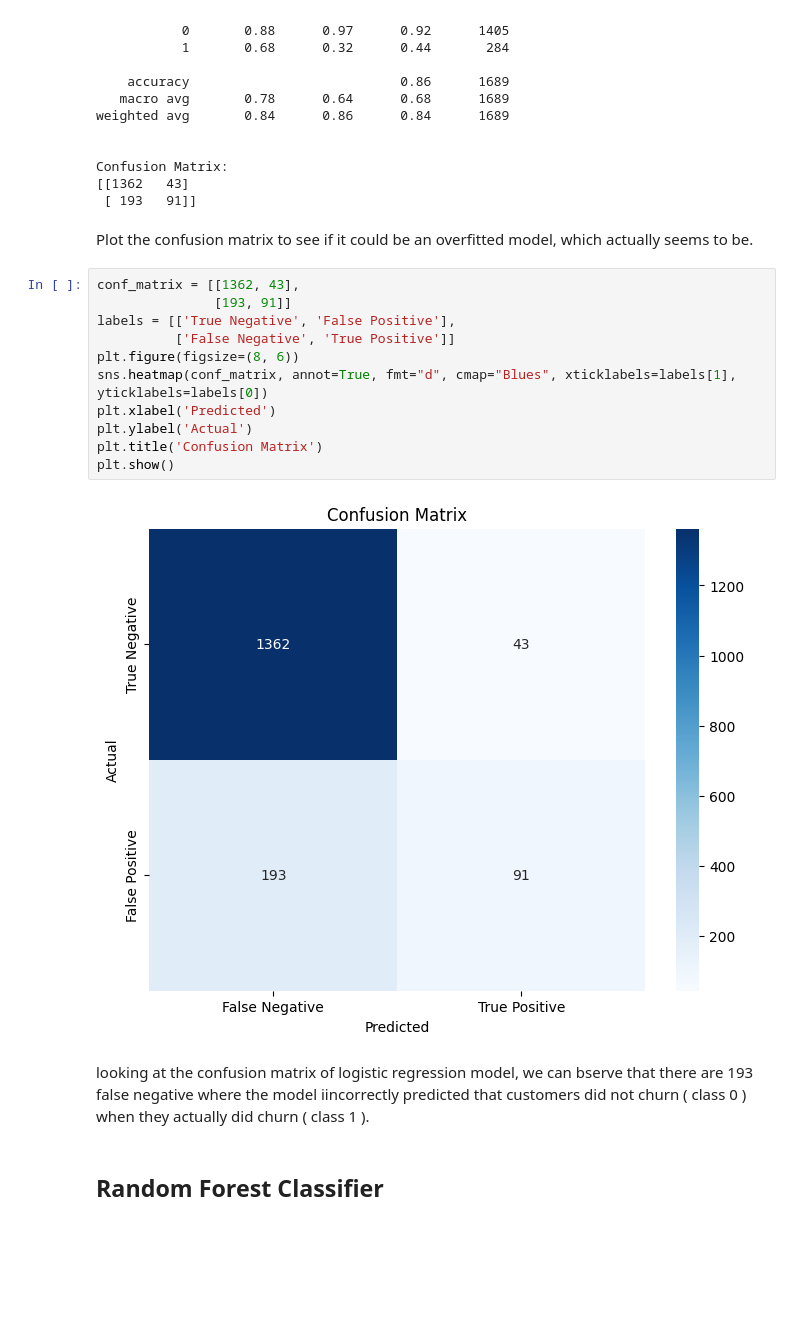
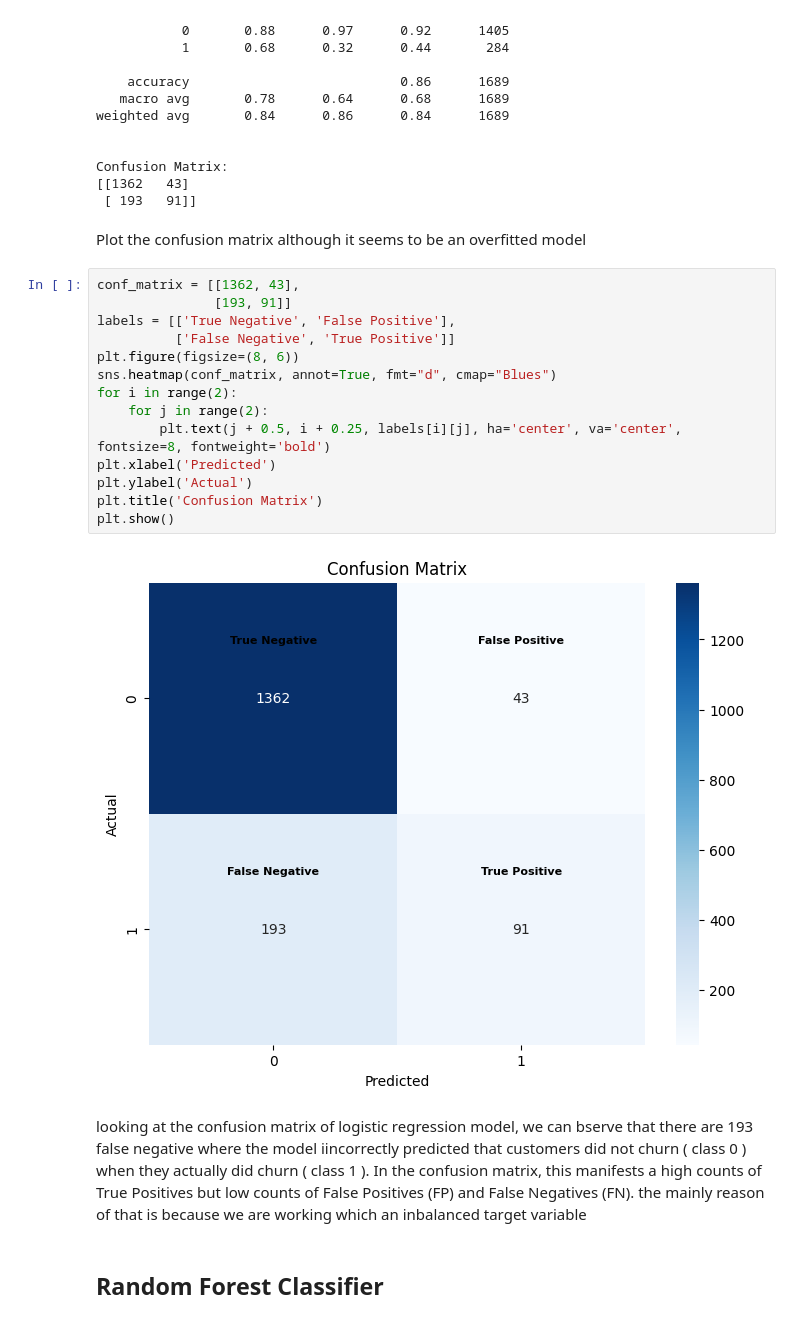
Before and after one commit to CCT-Dublin/capstone-project-riccardopossier, a Jupyter notebook: CA2_RP.ipynb, the cells around one changed output. Saved outputs shown, nothing was run; the diff lists cells and outputs as text; blank space fills up the shorter version.

```diff
--- a/CA2_RP.ipynb
+++ b/CA2_RP.ipynb
@@ -530,22 +530,25 @@ Confusion Matrix:
 [[1362   43]
  [ 193   91]]
 # %% [markdown]
-Plot the confusion matrix to see if it could be an overfitted model, which actually seems to be.
+Plot the confusion matrix although it seems to be an overfitted model
 # %%
 conf_matrix = [[1362, 43],
                [193, 91]]
 labels = [['True Negative', 'False Positive'],
           ['False Negative', 'True Positive']]
 plt.figure(figsize=(8, 6))
-sns.heatmap(conf_matrix, annot=True, fmt="d", cmap="Blues", xticklabels=labels[1], yticklabels=labels[0])
+sns.heatmap(conf_matrix, annot=True, fmt="d", cmap="Blues")
+for i in range(2):
+    for j in range(2):
+        plt.text(j + 0.5, i + 0.25, labels[i][j], ha='center', va='center', fontsize=8, fontweight='bold')
 plt.xlabel('Predicted')
 plt.ylabel('Actual')
 plt.title('Confusion Matrix')
 plt.show()
 # %% [output]
-[figure, old version]
+[figure, new version]
 # %% [markdown]
-looking at the confusion matrix of logistic regression model, we can bserve that there are 193 false negative where the model iincorrectly predicted that customers did not churn ( class 0 ) when they actually did churn ( class 1 ).
+looking at the confusion matrix of logistic regression model, we can bserve that there are 193 false negative where the model iincorrectly predicted that customers did not churn ( class 0 ) when they actually did churn ( class 1 ). In the confusion matrix, this manifests a high counts of True Positives but low counts of False Positives (FP) and False Negatives (FN). the mainly reason of that is because we are working which an inbalanced target variable
 # %% [markdown]
 ## Random Forest Classifier
 # %%
```
Also changed, not shown: parts of 13 cells of this notebook.
